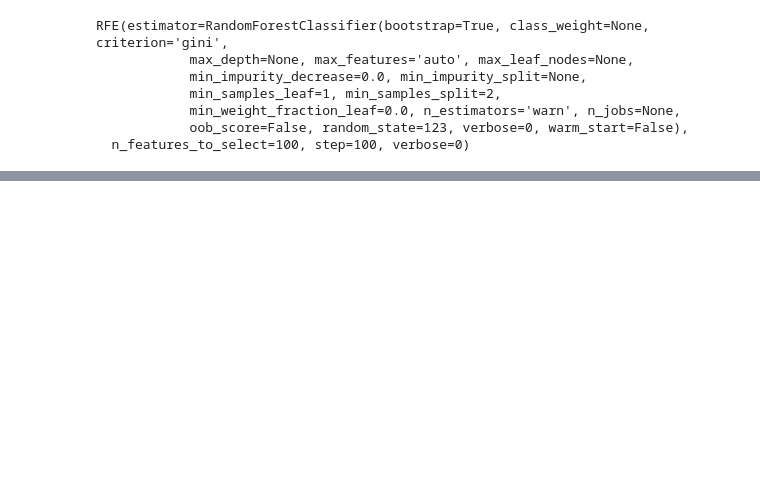
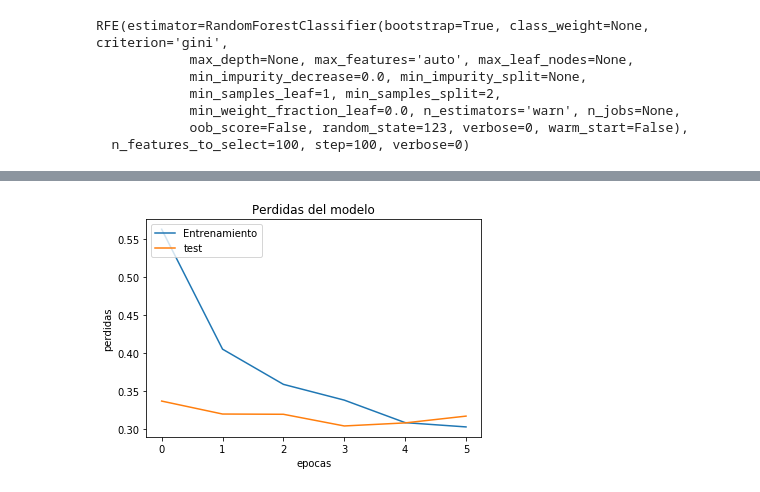
Before and after one commit to oecg/Proyecto-India, a Jupyter notebook: Proyecto India.ipynb, the cells around one changed output, grey strips where cells are left out. Drawn from its saved outputs; the diff is of its cells as text; code cells hidden in the pictures; blank space fills up the shorter version.

```diff
--- a/Proyecto India.ipynb
+++ b/Proyecto India.ipynb
@@ -229,0 +313,11 @@ El f1 score es de:  0.8167567567567567
+# %%
+# hacemos las grafica 2 perdidas
+plt.plot(model_NN.history['loss'])
+plt.plot(model_NN.history['val_loss'])
+plt.title('Perdidas del modelo')
+plt.ylabel('perdidas')
+plt.xlabel('epocas')
+plt.legend(['Entrenamiento', 'test'], loc='upper left')
+plt.show()
+# %% [output]
+[figure, added]
```
Also changed, not shown: parts of 38 cells of this notebook.
